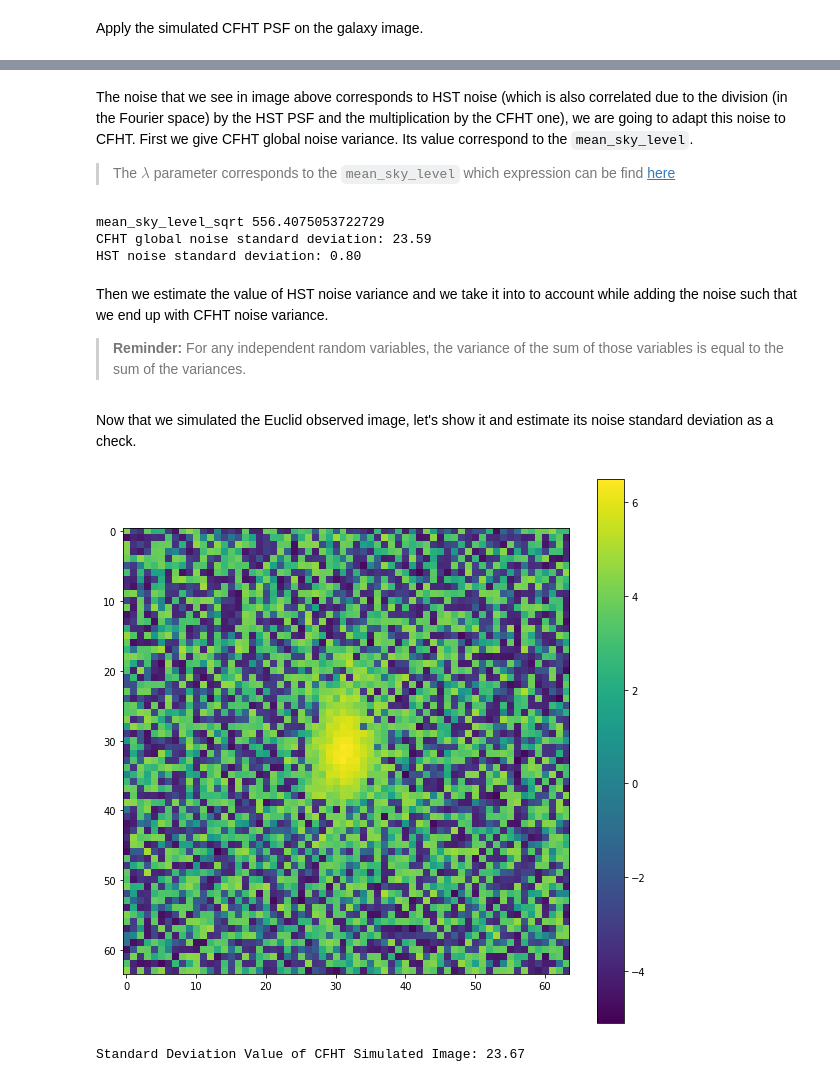
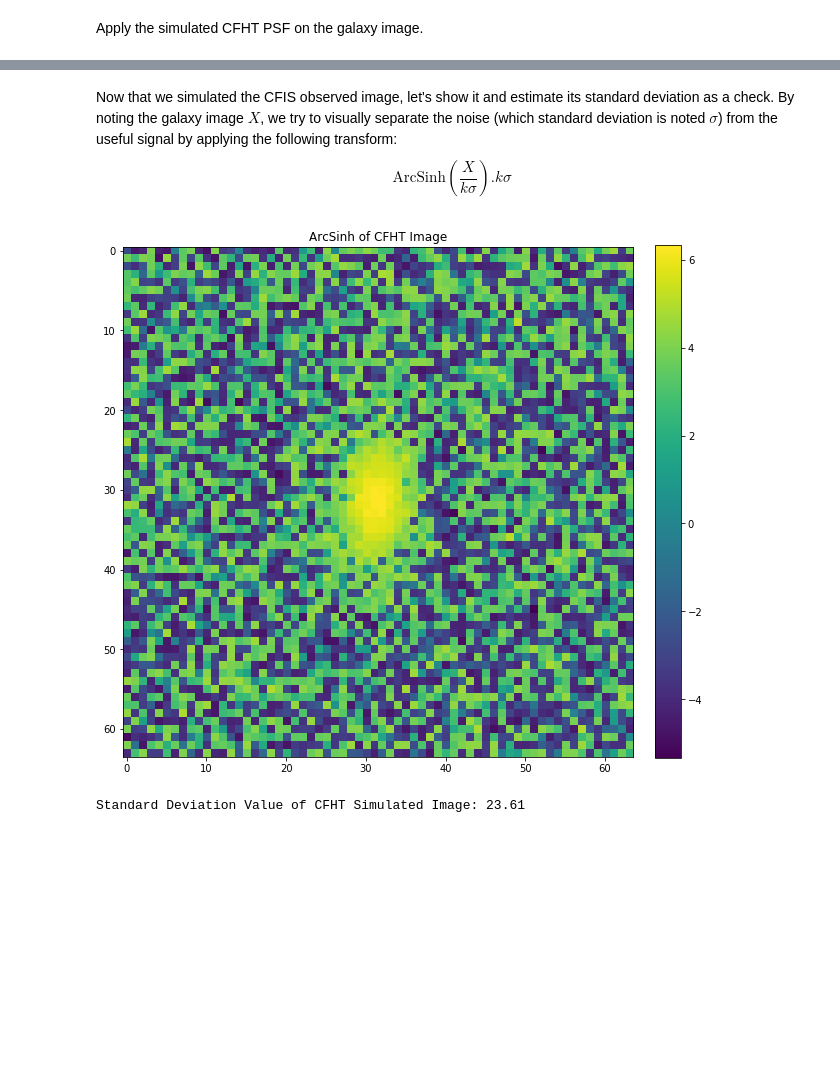
Before and after one commit to CosmoStat/ShapeDeconv, a Jupyter notebook: data/CFHT/HST2CFHT.ipynb, the cells around one changed output, grey strips where cells are left out. Drawn from its saved outputs; the diff is of its cells as text; code cells hidden in the pictures; blank space fills up the shorter version.

```diff
--- a/data/CFHT/HST2CFHT.ipynb
+++ b/data/CFHT/HST2CFHT.ipynb
@@ -29,3 +31,5 @@ qe = 0.77 # Quantum Efficiency (converts photon number to electrons)
 gain = 1.62 #e-/ADU #converts electrons to ADU
 # %% [markdown]
 Load the [COSMOS](https://github.com/GalSim-developers/GalSim/wiki/RealGalaxy%20Data) catalog and generate a galaxy and a PSF.
+# %%
+catalog = galsim.COSMOSCatalog(dir='/gpfswork/rech/xdy/uze68md/data/COSMOS_25.2_training_sample/') # load catalog
@@ -79,23 +141,18 @@ Let's have a look at the galaxy and the PSF. In the galaxy image, noted $X$, we
 > <b>Technical precision:</b> Usually the noise standard deviation is estimated with more accurate methods such as using a window to mask the galaxy then estimate the standard deviation on the rest of the samples which only contain noise. For sake of simplicity, in this example, we considered an arbitrary area of the image that only contains noise and estimated the noise standard deviation in it.
 # %%
+# Add noise
+
 # Get the standard deviation value of the noise for real images
-gal_im = gal.drawImage(wcs=wcs, nx=img_len,ny=img_len)
 # Empirically estimate the standard deviation by considering a part of the image containing only noise
 hst_std = np.std(gal_im.array[0:25,0:25])
 hst_var = np.var(gal_im.array[0:25,0:25])
 
-k=6
+print('HST noise standard deviation: {:.2f}'.format(hst_std))
 
-plt.figure(figsize=(20,20))
-plt.subplot(121)
-# plt.title('ArcSinh of Convolved COSMOS Galaxy {}'.format(gal_ind))
-# plt.imshow(np.arcsinh(gal_im.array/(k*hst_std))*k*hst_std)
-plt.title('Convolved COSMOS Galaxy {}'.format(gal_ind))
-plt.imshow(gal_im.array)
-plt.colorbar()
-plt.subplot(122)
-plt.imshow(np.log10(psf.drawImage(wcs=wcs, nx=img_len,ny=img_len).array))
-plt.title(r'Log$_{10}$ CFHT PSF')
-plt.colorbar()
-plt.show()
+delta_var = mean_sky_level - hst_var
+random_seed = 24783923 #same as galsim demo 11
+noise = galsim.GaussianNoise(galsim.BaseDeviate(random_seed), sigma=np.sqrt(delta_var))
+# noise = galsim.PoissonNoise(rng=galsim.BaseDeviate(random_seed), sky_level=delta_var)
+gal_im.addNoise(noise)
+image = gal_im.array
 # %% [output]
@@ -103,25 +159,0 @@ plt.show()
-# %% [markdown]
-The noise that we see in image above corresponds to HST noise (which is also correlated due to the division (in the Fourier space) by the HST PSF and the multiplication by the CFHT one), we are going to adapt this noise to CFHT. First we give CFHT global noise variance. Its value correspond to the `mean_sky_level`.
-
-> The $\lambda$ parameter corresponds to the `mean_sky_level` which expression can be find [here](https://github.com/LSSTDESC/WeakLensingDeblending/blob/9f851f79f6f820f815528d11acabf64083b6e111/descwl/survey.py#L110)
-# %%
-def get_flux(ab_magnitude):
-    # compared to the formula on github, we divide by the gain to convert the flux from e- to ADU
-    return exp_time*zero_point*10**(-0.4*(ab_magnitude-24)) / gain
-
-
-mean_sky_level = get_flux(sky_brightness) * pixel_scale ** 2
-# mean_sky_level = np.sqrt(mean_sky_level_real)
-print('mean_sky_level_sqrt',mean_sky_level)
-
-sigma = np.sqrt(mean_sky_level) # we modelize the noise as a Gaussian noise such that it std
-                                # is the sqrt of the Poisson parameter
-print('CFHT global noise standard deviation: {:.2f}'.format(sigma))
-print('HST noise standard deviation: {:.2f}'.format(hst_std))
-# %% [output]
-mean_sky_level_sqrt 556.4075053722729
-CFHT global noise standard deviation: 23.59
-HST noise standard deviation: 0.80
-# %% [markdown]
-Then we estimate the value of HST noise variance and we take it into to account while adding the noise such that we end up with CFHT noise variance.
-> <b>Reminder:</b> For any independent random variables, the variance of the sum of those variables is equal to the sum of the variances.
@@ -136,16 +160,19 @@ image = gal_im.array
 # %% [markdown]
-Now that we simulated the Euclid observed image, let's show it and estimate its noise standard deviation as a check.
+Now that we simulated the CFIS observed image, let's show it and estimate its standard deviation as a check. By noting the galaxy image $X$, we try to visually separate the noise (which standard deviation is noted $\sigma$) from the useful signal by applying the following transform:
+\begin{equation}
+\text{ArcSinh}\left(\frac{X}{k\sigma}\right).k\sigma
+\end{equation}
 # %%
 plt.figure(2, figsize=(10,10))
 k=4
 plt.imshow(np.arcsinh(image/(k*sigma)*k*sigma))
-# plt.imshow(image)
-plt.colorbar()
+plt.colorbar(fraction=0.046, pad=0.04)
+plt.title('ArcSinh of CFHT Image')
 plt.show()
 print('Standard Deviation Value of CFHT Simulated Image: {:.2f}'.format(np.std(image[0:25,0:25])))
 # %% [output]
-[figure, old version]
+[figure, new version]
-Standard Deviation Value of CFHT Simulated Image: 23.67
+Standard Deviation Value of CFHT Simulated Image: 23.61
 # %%
 plt.figure(2, figsize=(10,10))
 plt.imshow(image)
```
Also changed, not shown: parts of 14 cells of this notebook.
